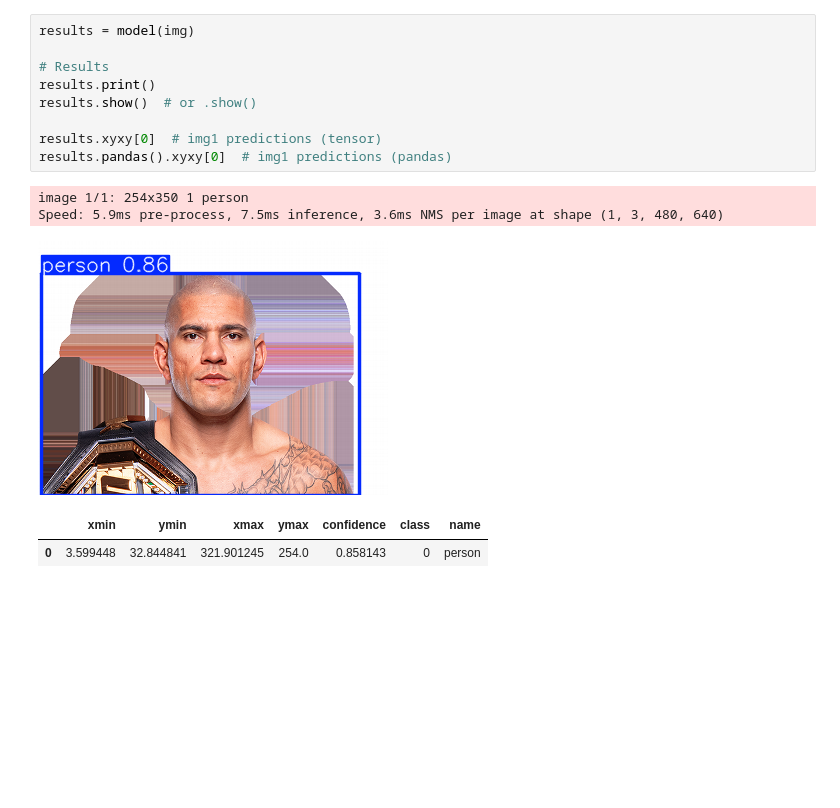
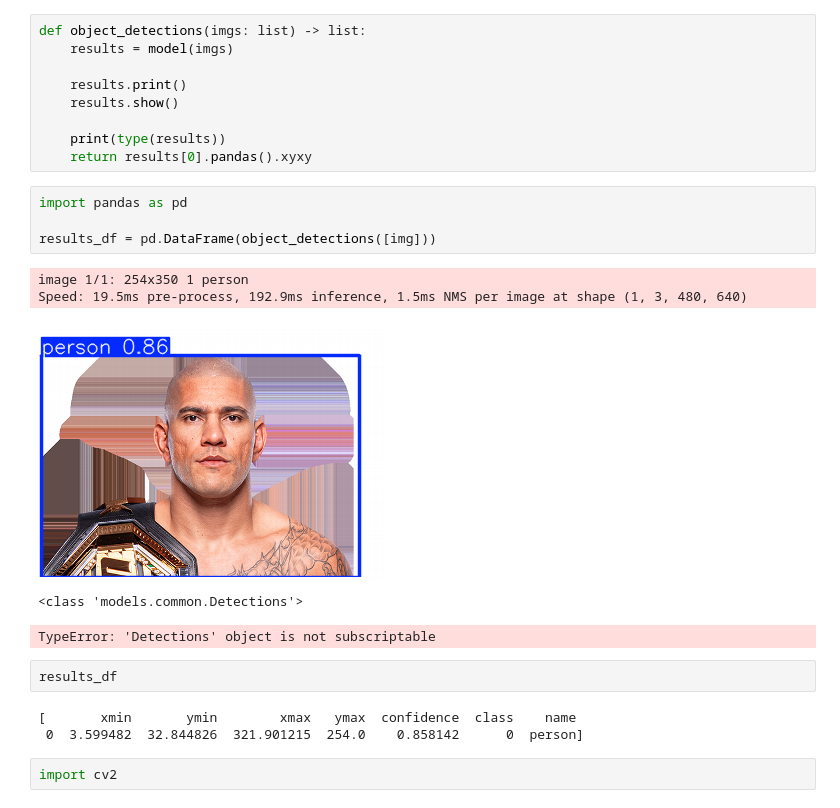
Before and after one commit to aryamanpandya99/video_processing_ml_service, a Jupyter notebook: experiments/human_detection_proto.ipynb, the cells around one changed output. Cells and saved outputs as stored; diff of their text form; blank space fills up the shorter version.

```diff
--- a/experiments/human_detection_proto.ipynb
+++ b/experiments/human_detection_proto.ipynb
@@ -26,15 +39,26 @@ Adding AutoShape...
-# %%
-results = model(img)
-
-# Results
-results.print()
-results.show()  # or .show()
-
-results.xyxy[0]  # img1 predictions (tensor)
-results.pandas().xyxy[0]  # img1 predictions (pandas)
-# %% [output]
-image 1/1: 254x350 1 person
-Speed: 5.9ms pre-process, 7.5ms inference, 3.6ms NMS per image at shape (1, 3, 480, 640)
-[figure, removed]
-|  | xmin | ymin | xmax | ymax | confidence | class | name |
-| 0 | 3.599448 | 32.844841 | 321.901245 | 254.0 | 0.858143 | 0 | person |
+# %%
+def object_detections(imgs: list) -> list:
+    results = model(imgs)
+
+    results.print()
+    results.show()
+
+    print(type(results))
+    return results[0].pandas().xyxy
+# %%
+import pandas as pd
+
+results_df = pd.DataFrame(object_detections([img]))
+# %% [output]
+image 1/1: 254x350 1 person
+Speed: 19.5ms pre-process, 192.9ms inference, 1.5ms NMS per image at shape (1, 3, 480, 640)
+[figure, added]
+<class 'models.common.Detections'>
+TypeError: 'Detections' object is not subscriptable
+# %%
+results_df
+# %% [output]
+[       xmin       ymin        xmax   ymax  confidence  class    name
+ 0  3.599482  32.844826  321.901215  254.0    0.858142      0  person]
+# %%
+import cv2
```
Also changed, not shown: parts of 21 cells of this notebook, 3 other files.
